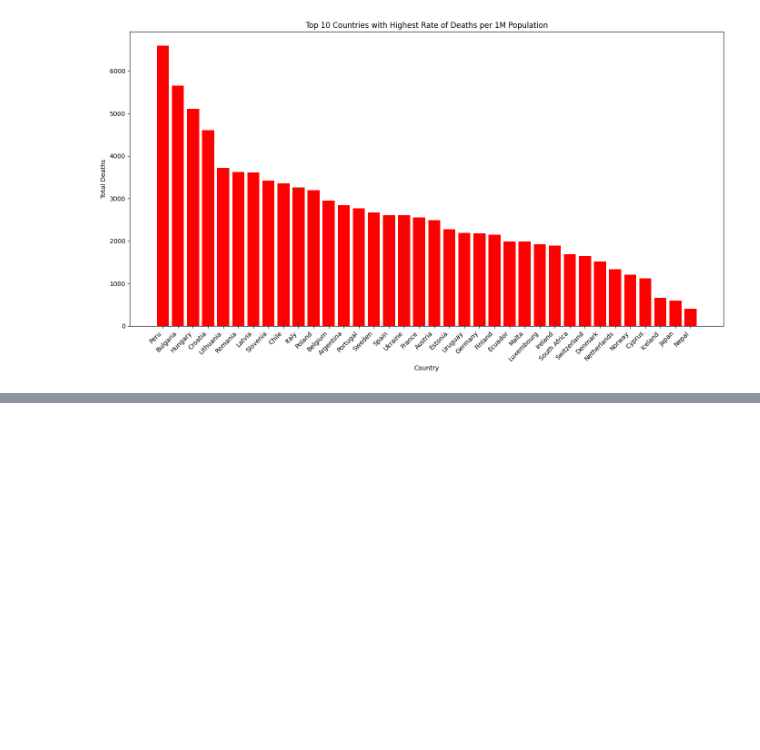
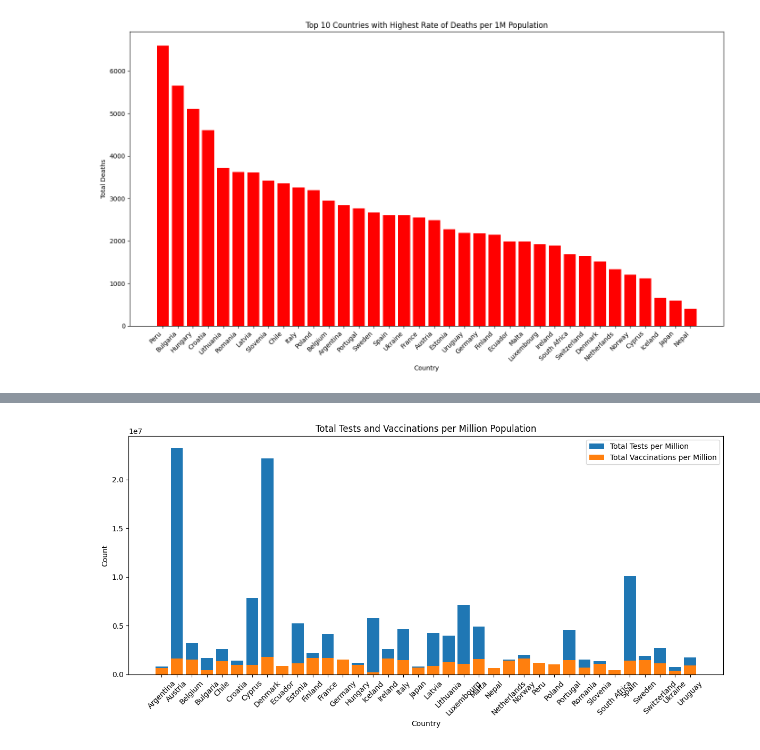
Before and after one commit to JoanneSiarivita/Data_Viz, a Jupyter notebook: data_viz/notebooks/Q1.ipynb, the cells around one changed output, grey strips where cells are left out. Cells and saved outputs as stored; diff of their text form; code cells hidden in the pictures; blank space fills up the shorter version.

```diff
--- a/data_viz/notebooks/Q1.ipynb
+++ b/data_viz/notebooks/Q1.ipynb
@@ -192,0 +200,16 @@ plt.show()
+# %%
+# Bar Graphs
+plt.figure(figsize=(12, 6))
+
+# Total tests and total vaccinations per million population across different countries
+plt.bar(group_data['Country'], group_data['Tests/1M pop'], label='Total Tests per Million')
+plt.bar(group_data['Country'], group_data['total_vaccinations'] / (group_data['Population'] / 1e6), label='Total Vaccinations per Million')
+plt.xticks(rotation=45)
+plt.xlabel('Country')
+plt.ylabel('Count')
+plt.title('Total Tests and Vaccinations per Million Population')
+plt.legend()
+plt.tight_layout()
+plt.show()
+# %% [output]
+[figure, added]
```
Also changed, not shown: parts of 6 cells of this notebook.
